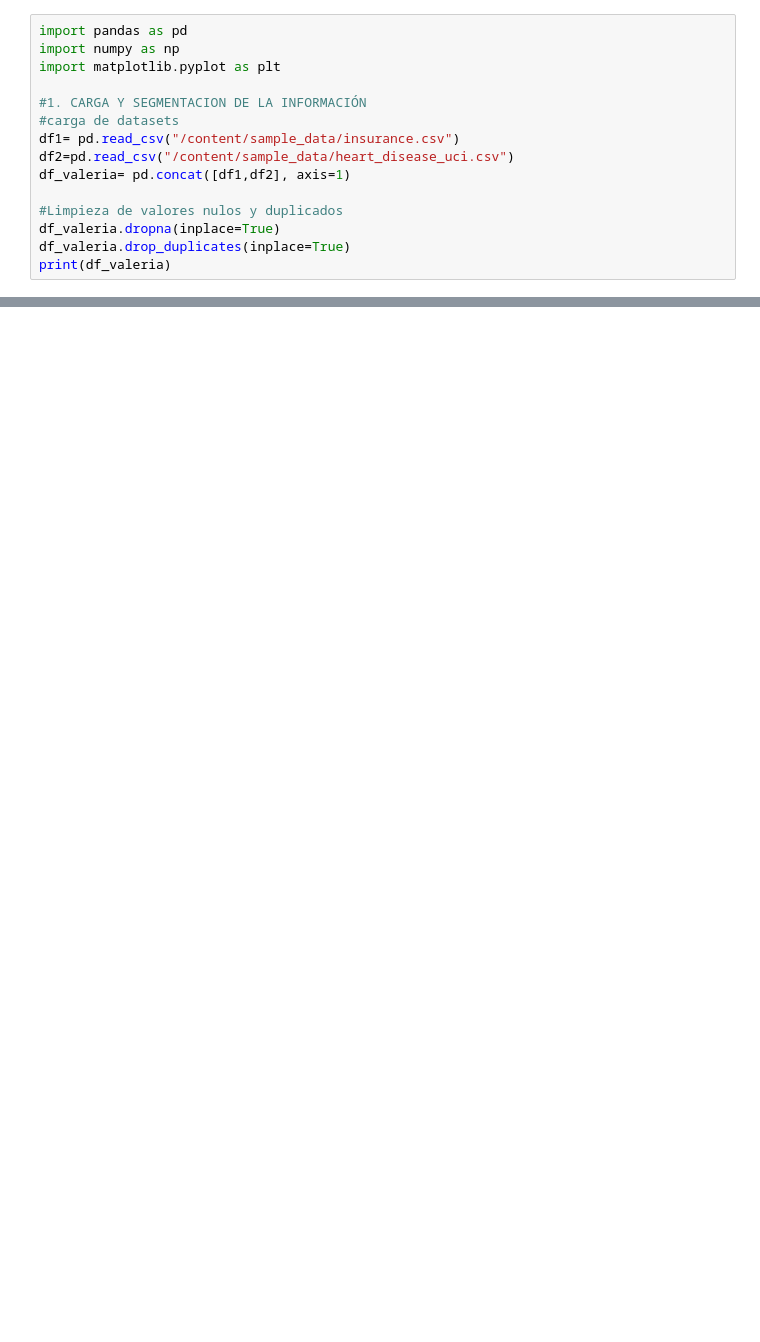
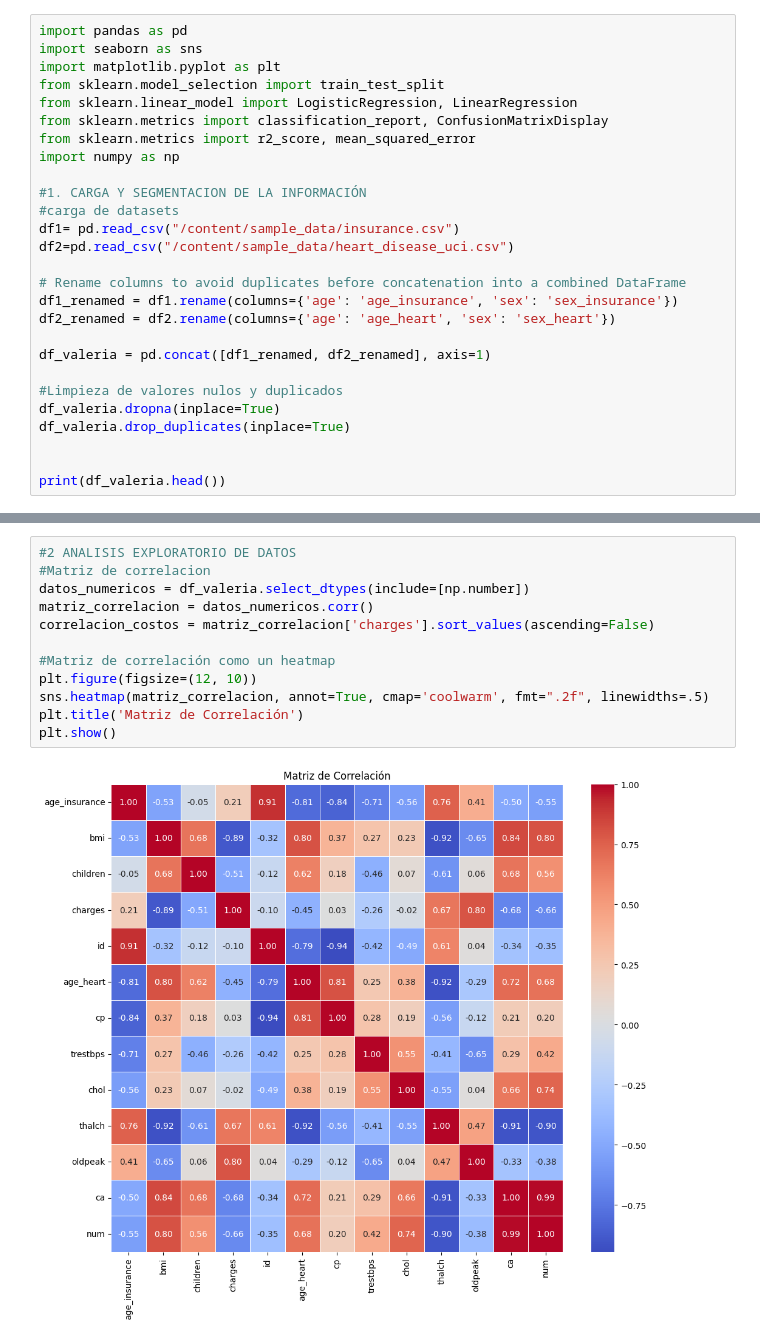
Before and after one commit to valemcp/Big-Data-Ordinario, a Jupyter notebook: BD_ORDINARIO.ipynb, the cells around one changed output, grey strips where cells are left out. Drawn from its saved outputs; the diff is of its cells as text; blank space fills up the shorter version.

```diff
--- a/BD_ORDINARIO.ipynb
+++ b/BD_ORDINARIO.ipynb
@@ -1,16 +3,28 @@
 # %%
 import pandas as pd
+import seaborn as sns
+import matplotlib.pyplot as plt
+from sklearn.model_selection import train_test_split
+from sklearn.linear_model import LogisticRegression, LinearRegression
+from sklearn.metrics import classification_report, ConfusionMatrixDisplay
+from sklearn.metrics import r2_score, mean_squared_error
 import numpy as np
-import matplotlib.pyplot as plt
 
 #1. CARGA Y SEGMENTACION DE LA INFORMACIÓN
 #carga de datasets
 df1= pd.read_csv("/content/sample_data/insurance.csv")
 df2=pd.read_csv("/content/sample_data/heart_disease_uci.csv")
-df_valeria= pd.concat([df1,df2], axis=1)
+
+# Rename columns to avoid duplicates before concatenation into a combined DataFrame
+df1_renamed = df1.rename(columns={'age': 'age_insurance', 'sex': 'sex_insurance'})
+df2_renamed = df2.rename(columns={'age': 'age_heart', 'sex': 'sex_heart'})
+
+df_valeria = pd.concat([df1_renamed, df2_renamed], axis=1)
 
 #Limpieza de valores nulos y duplicados
 df_valeria.dropna(inplace=True)
 df_valeria.drop_duplicates(inplace=True)
-print(df_valeria)
+
+
+print(df_valeria.head())
 # %% [output]
@@ -33,0 +48,14 @@ print(df_valeria)
+# %%
+#2 ANALISIS EXPLORATORIO DE DATOS
+#Matriz de correlacion
+datos_numericos = df_valeria.select_dtypes(include=[np.number])
+matriz_correlacion = datos_numericos.corr()
+correlacion_costos = matriz_correlacion['charges'].sort_values(ascending=False)
+
+#Matriz de correlación como un heatmap
+plt.figure(figsize=(12, 10))
+sns.heatmap(matriz_correlacion, annot=True, cmap='coolwarm', fmt=".2f", linewidths=.5)
+plt.title('Matriz de Correlación')
+plt.show()
+# %% [output]
+[figure, added]
```
Also changed, not shown: parts of 5 cells of this notebook.
